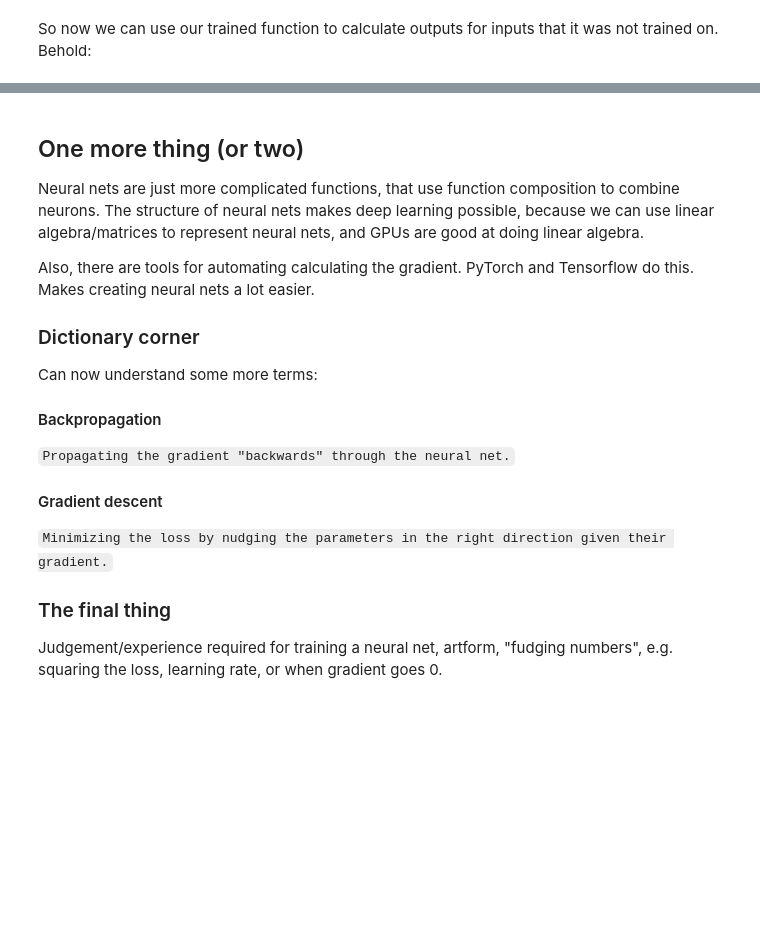
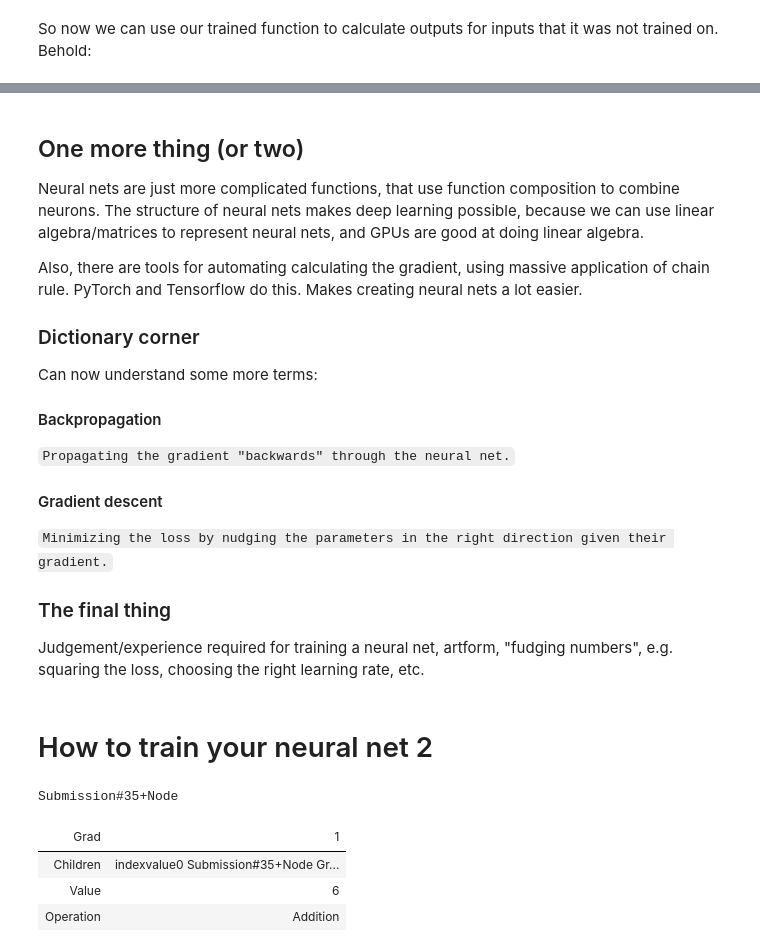
Before and after one commit to breggles/NeuralNetTalk, a Jupyter notebook: neuralnet.ipynb, the cells around one changed output, grey strips where cells are left out. Cells and saved outputs as stored; diff of their text form; code cells hidden in the pictures; blank space fills up the shorter version.

```diff
--- a/neuralnet.ipynb
+++ b/neuralnet.ipynb
@@ -198,7 +198,7 @@ y
 
 Neural nets are just more complicated functions, that use function composition to combine neurons. The structure of neural nets makes deep learning possible, because we can use linear algebra/matrices to represent neural nets, and GPUs are good at doing linear algebra.
 
-Also, there are tools for automating calculating the gradient. PyTorch and Tensorflow do this. Makes creating neural nets a lot easier.
+Also, there are tools for automating calculating the gradient, using massive application of chain rule. PyTorch and Tensorflow do this. Makes creating neural nets a lot easier.
 
 ### Dictionary corner
 
@@ -214,4 +214,6 @@ Can now understand some more terms:
 
 ### The final thing
 
-Judgement/experience required for training a neural net, artform, "fudging numbers", e.g. squaring the loss, learning rate, or when gradient goes 0.
+Judgement/experience required for training a neural net, artform, "fudging numbers", e.g. squaring the loss, choosing the right learning rate, etc.
+# %% [markdown]
+# How to train your neural net 2
@@ -217,0 +288,19 @@ Judgement/experience required for training a neural net, artform, "fudging numbe
+# %%
+
+var a = new Node(3);
+var b = new Node(2);
+var c = new Node(1);
+
+var l = a + b + c;
+
+l.Grad = 1;
+
+l.Backward();
+
+l
+# %% [output]
+Submission#35+Node
+| Grad | 1 |
+| Children | indexvalue0 Submission#35+Node Gr... |
+| Value | 6 |
+| Operation | Addition |
```
Also changed, not shown: parts of 3 cells of this notebook.
